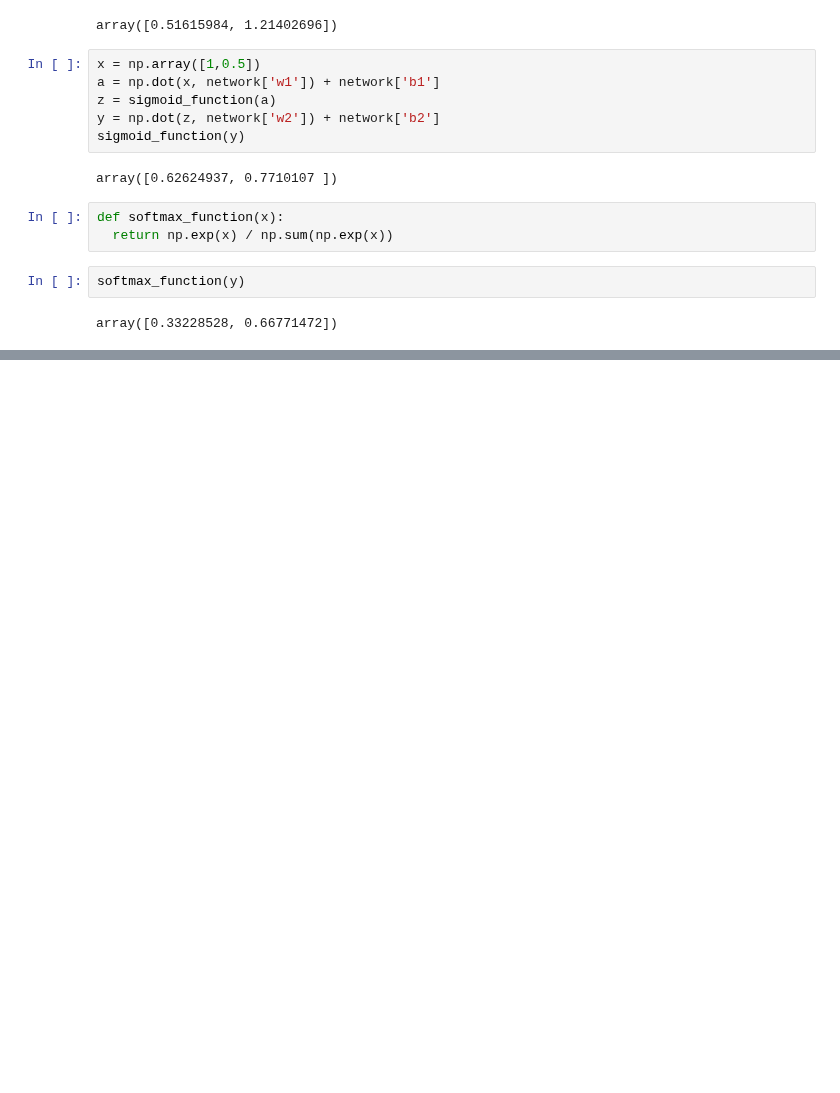
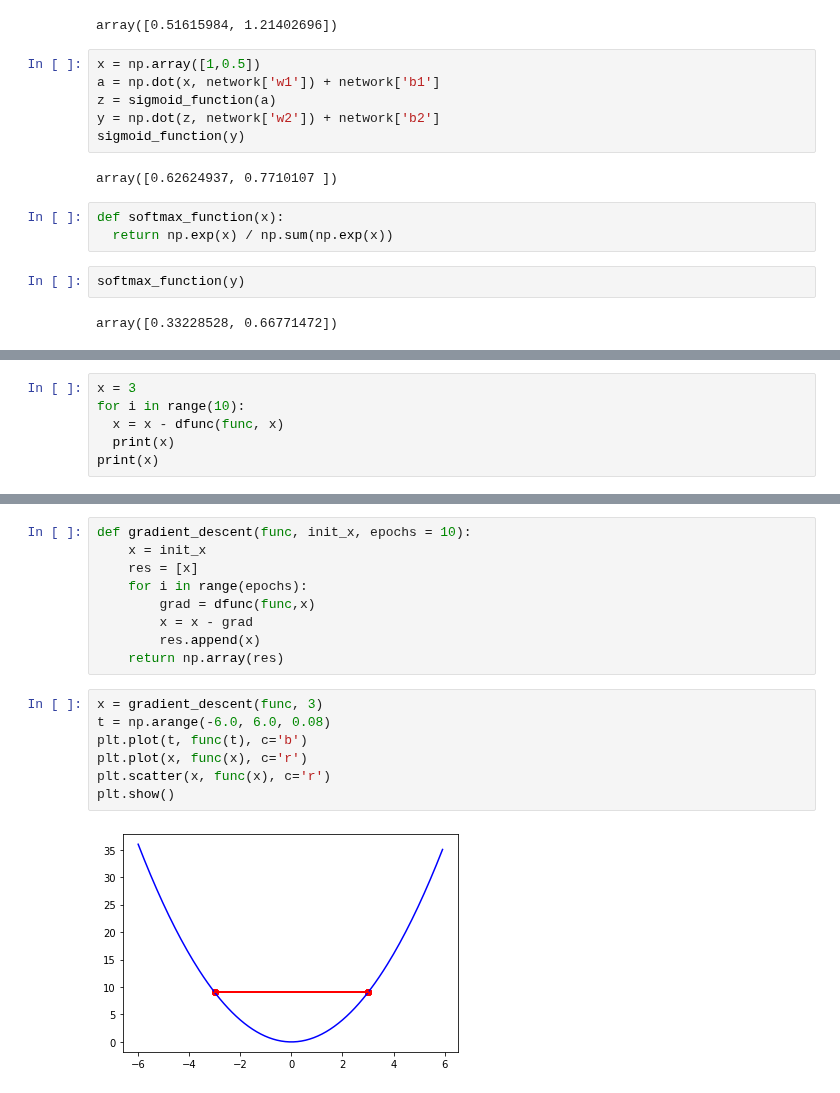
Before and after one commit to ywchiu/tibamedl, a Jupyter notebook: Demo20200314.ipynb, the cells around one changed output, grey strips where cells are left out. Drawn from its saved outputs; the diff is of its cells as text; blank space fills up the shorter version.

```diff
--- a/Demo20200314.ipynb
+++ b/Demo20200314.ipynb
@@ -591,0 +653,6 @@ array([0.33228528, 0.66771472])
+# %%
+x = 3
+for i in range(10):
+  x = x - dfunc(func, x)
+  print(x)
+print(x)
@@ -591,0 +671,18 @@ array([0.33228528, 0.66771472])
+# %%
+def gradient_descent(func, init_x, epochs = 10):
+    x = init_x
+    res = [x]
+    for i in range(epochs):
+        grad = dfunc(func,x)
+        x = x - grad
+        res.append(x)
+    return np.array(res)
+# %%
+x = gradient_descent(func, 3)
+t = np.arange(-6.0, 6.0, 0.08)
+plt.plot(t, func(t), c='b')
+plt.plot(x, func(x), c='r')
+plt.scatter(x, func(x), c='r')
+plt.show()
+# %% [output]
+[figure, added]
```
Also changed, not shown: parts of 50 cells of this notebook.
